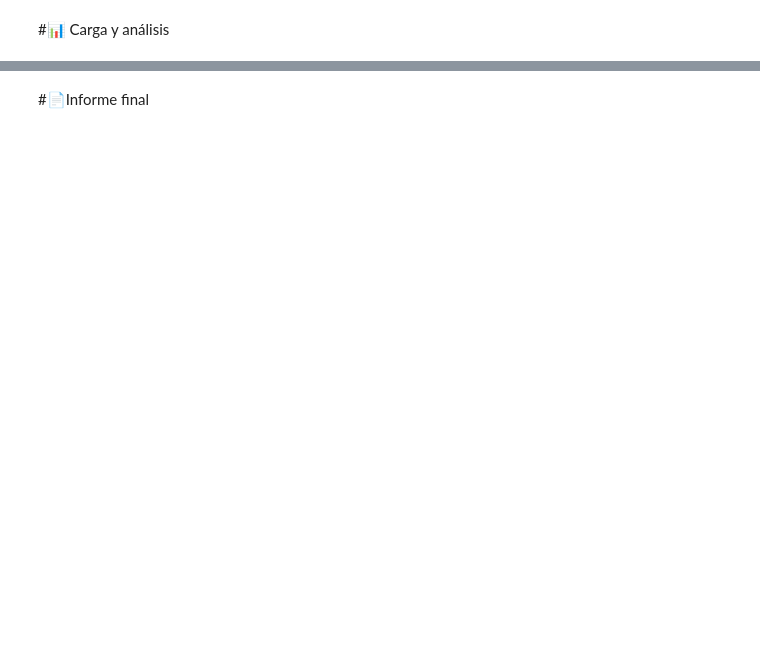
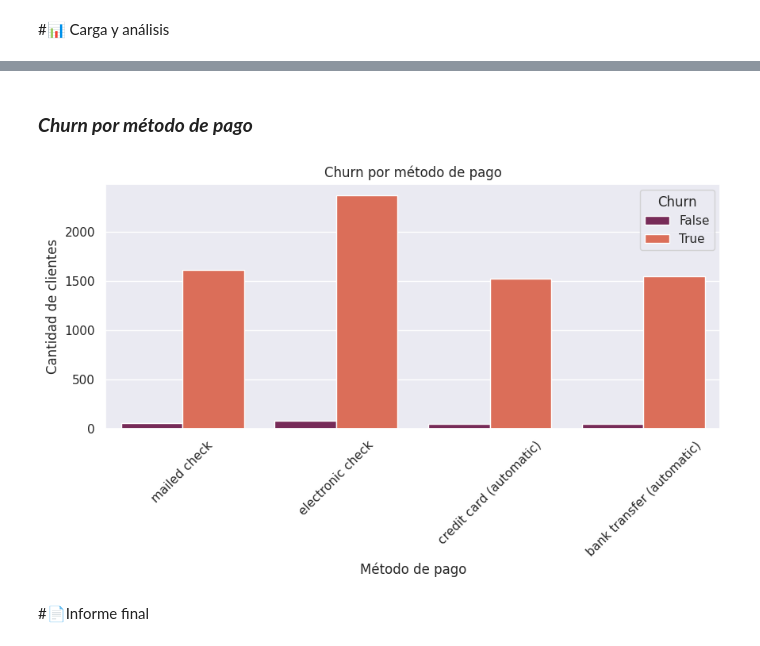
Before and after one commit to leriverah/Challenge-Telecom-X, a Jupyter notebook: TelecomX_LATAM.ipynb, the cells around one changed output, grey strips where cells are left out. Cells and saved outputs as stored; diff of their text form; code cells hidden in the pictures; blank space fills up the shorter version.

```diff
--- a/TelecomX_LATAM.ipynb
+++ b/TelecomX_LATAM.ipynb
@@ -116,2 +209,18 @@ memory usage: 234.3+ KB
+# %% [markdown]
+### ***Churn por método de pago***
+# %%
+datos_a['Churn'] = datos['Churn']
+
+fig, ax = plt.subplots(figsize=(10, 4))
+
+sns.countplot(x='PaymentMethod', hue='Churn', data=datos_a, palette='rocket', ax=ax)
+ax.set_title('Churn por método de pago')
+ax.set_xlabel('Método de pago')
+ax.set_ylabel('Cantidad de clientes')
+ax.legend(title='Churn')
+plt.setp(ax.get_xticklabels(), rotation=45)
+plt.show()
+# %% [output]
+[figure, added]
 # %% [markdown]
 #📄Informe final
```
Also changed, not shown: parts of 17 cells of this notebook.
